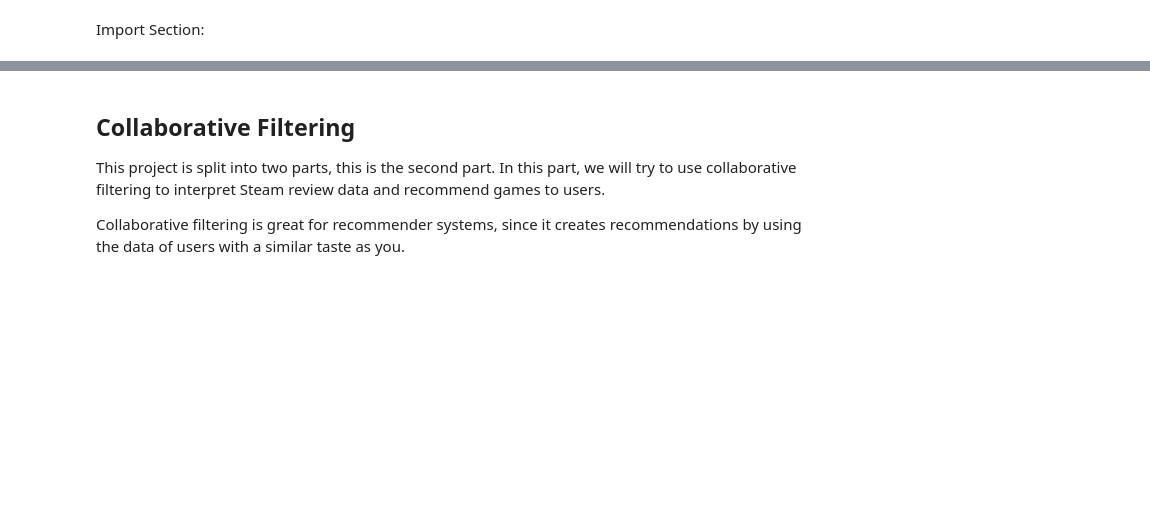
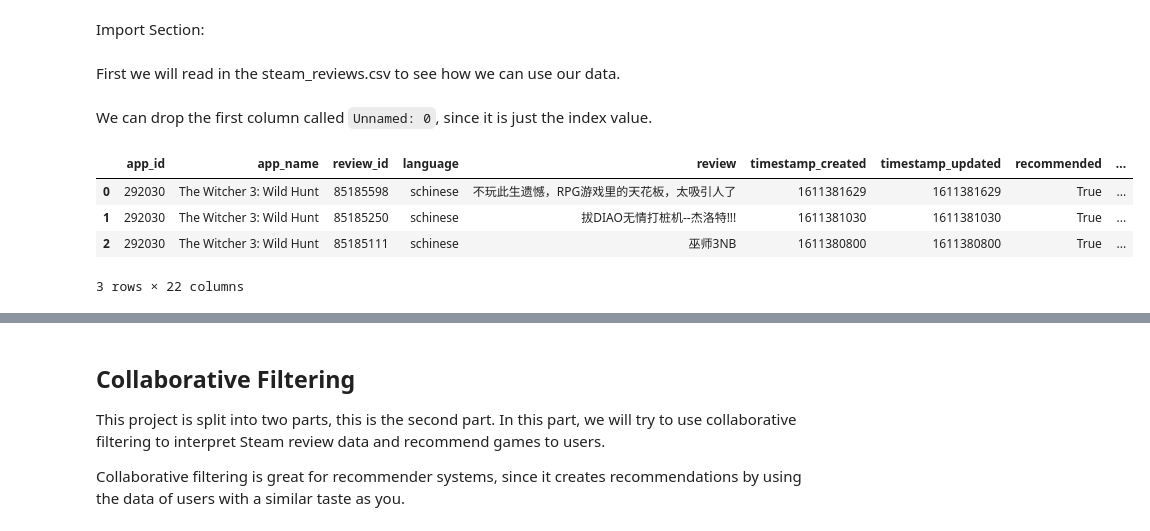
Before and after one commit to Lam-Tech/ICS438-final-project-Remake, a Jupyter notebook: Untitled-checkpoint.ipynb, the cells around one changed output, grey strips where cells are left out. Cells and saved outputs as stored; diff of their text form; code cells hidden in the pictures; blank space fills up the shorter version.

```diff
--- a/Untitled-checkpoint.ipynb
+++ b/Untitled-checkpoint.ipynb
@@ -6,3 +6,18 @@ import matplotlib.pyplot as plt
 
 from scipy.sparse import csr_matrix
 from sklearn.neighbors import NearestNeighbors
+# %% [markdown]
+First we will read in the steam_reviews.csv to see how we can use our data.
+# %%
+df = pd.read_csv("data/steam_reviews.csv")
+# %% [markdown]
+We can drop the first column called `Unnamed: 0`, since it is just the index value.
+# %%
+df = df.drop(columns=['Unnamed: 0'])
+df.head(3)
+# %% [output]
+|  | app_id | app_name | review_id | language | review | timestamp_created | timestamp_updated | recommended | ... |
+| 0 | 292030 | The Witcher 3: Wild Hunt | 85185598 | schinese | 不玩此生遗憾，RPG游戏里的天花板，太吸引人了 | 1611381629 | 1611381629 | True | ... |
+| 1 | 292030 | The Witcher 3: Wild Hunt | 85185250 | schinese | 拔DIAO无情打桩机--杰洛特!!! | 1611381030 | 1611381030 | True | ... |
+| 2 | 292030 | The Witcher 3: Wild Hunt | 85185111 | schinese | 巫师3NB | 1611380800 | 1611380800 | True | ... |
+3 rows × 22 columns
```
Also changed, not shown: parts of 8 cells of this notebook.
